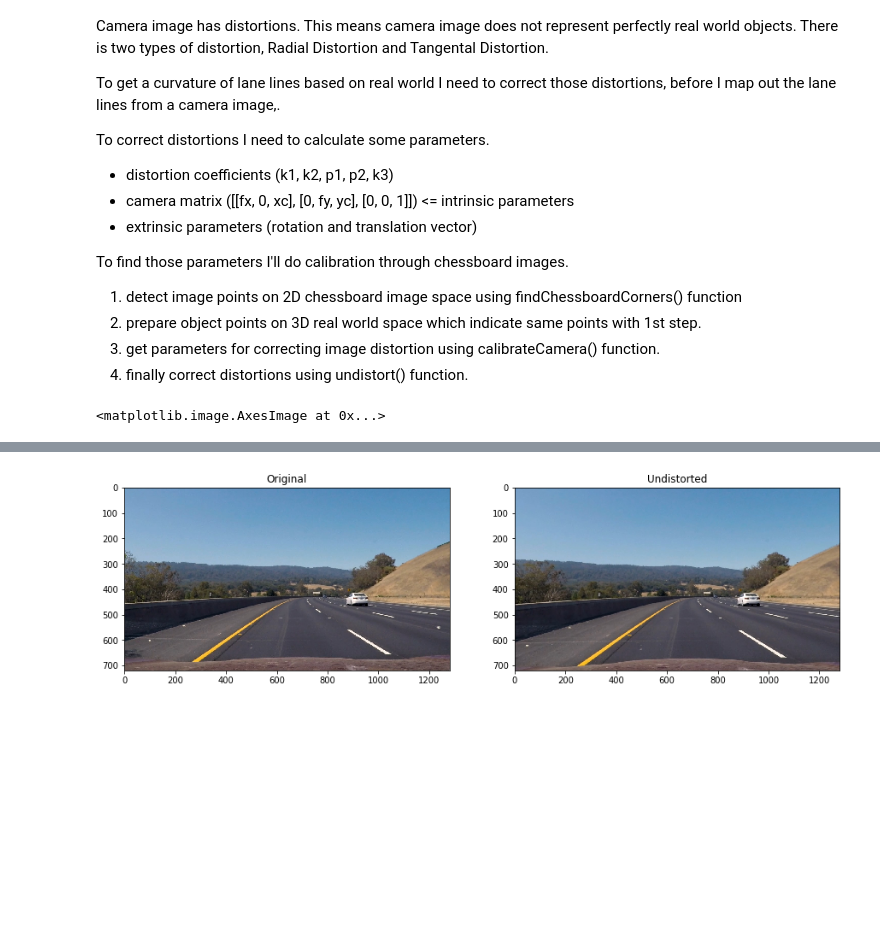
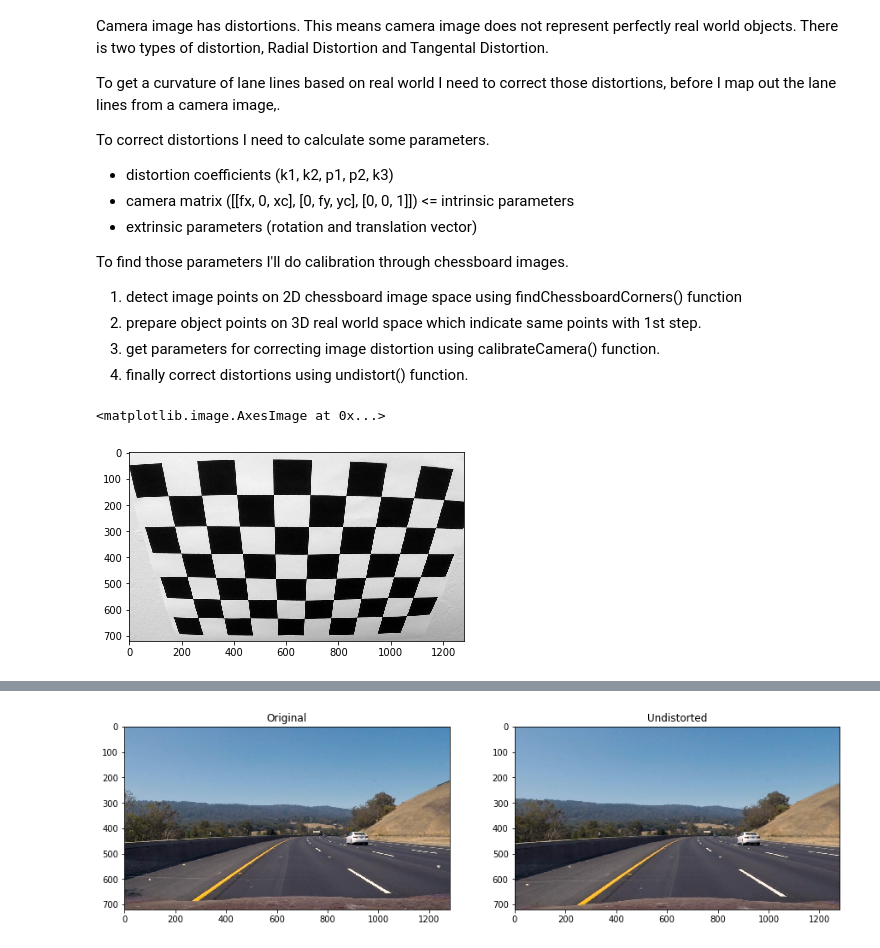
Before and after one commit to MasanaoMatsuda/finding-lane-lines, a Jupyter notebook: AdvancedLaneFinding/AdvancedLaneFinding.ipynb, the cells around one changed output, grey strips where cells are left out. Saved outputs shown, nothing was run; the diff lists cells and outputs as text; code cells hidden in the pictures; blank space fills up the shorter version.

```diff
--- a/AdvancedLaneFinding/AdvancedLaneFinding.ipynb
+++ b/AdvancedLaneFinding/AdvancedLaneFinding.ipynb
@@ -33,14 +33,15 @@ To find those parameters I'll do calibration through chessboard images.
  4. finally correct distortions using undistort() function.
 # %%
 fname = 'camera_cal/calibration2.jpg'
-cimg = mpimg.imread(fname)
+img = mpimg.imread(fname)
 
-cimg_origin = np.copy(cimg)
-cimg_gray = cv2.cvtColor(cimg, cv2.COLOR_RGB2GRAY)
+img_origin = np.copy(img)
+img_gray = cv2.cvtColor(img, cv2.COLOR_RGB2GRAY)
 
-plt.imshow(cimg_gray, cmap='gray')
+plt.imshow(img_gray, cmap='gray')
 # %% [output]
 <matplotlib.image.AxesImage at 0x...>
+[figure, added]
 # %%
 # 1st step: find image points on 2D chessboard image
 pattern_size = (9, 6)
```
Also changed, not shown: parts of 10 cells of this notebook.
